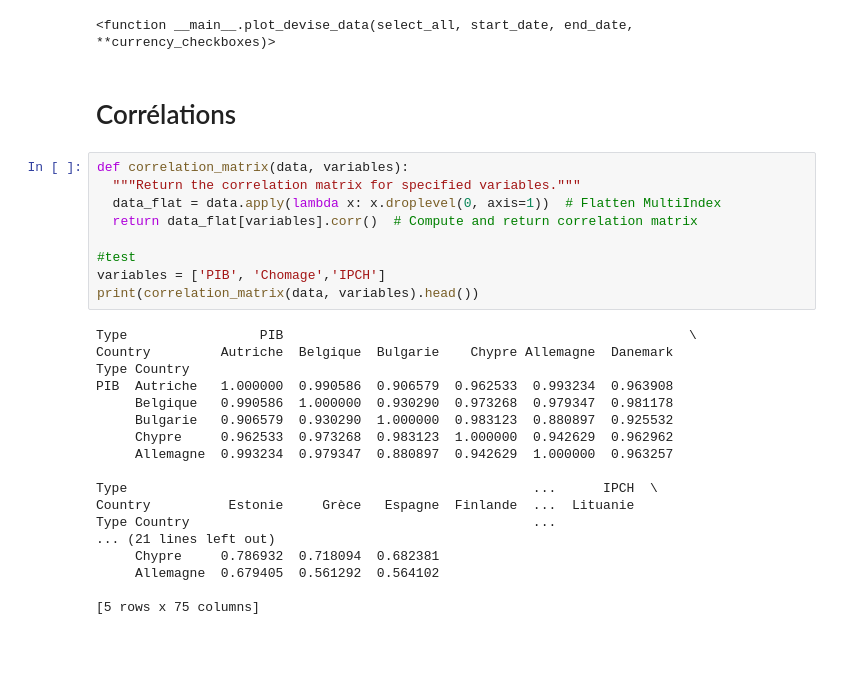
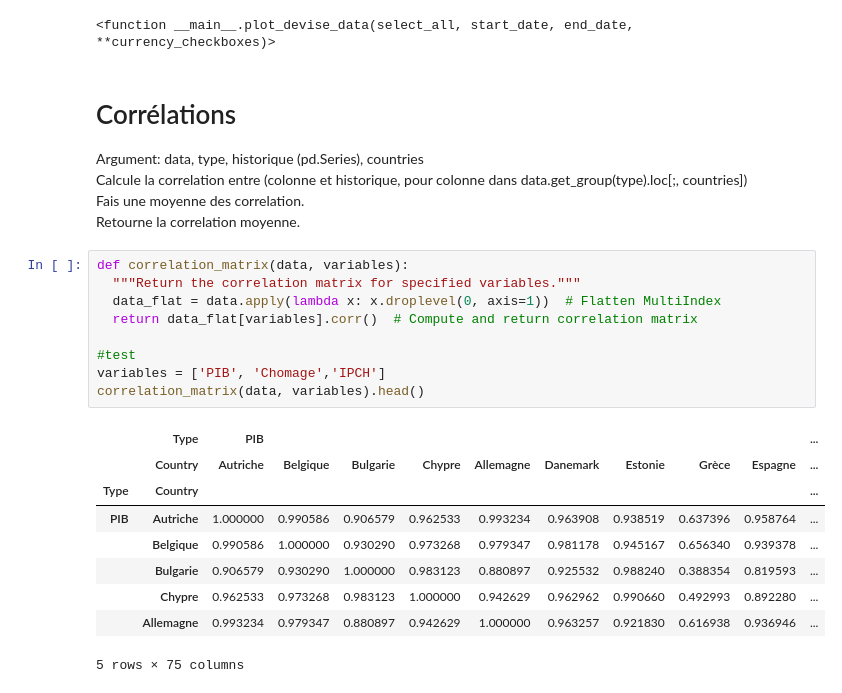
Before and after one commit to SebastienH422/ProjetOutInfo, a Jupyter notebook: main.ipynb, the cells around one changed output. Cells and saved outputs as stored; diff of their text form; blank space fills up the shorter version.

```diff
--- a/main.ipynb
+++ b/main.ipynb
@@ -906,32 +1265,29 @@ interact(
 # %% [output]
 interactive(children=(Checkbox(value=False, description='Tout sélectionner'), DatePicker(value=Timestamp('2013…
 <function __main__.plot_devise_data(select_all, start_date, end_date, **currency_checkboxes)>
-# %% [markdown]
-# Corrélations
+# %% [markdown]
+# Corrélations
+
+Argument: data, type, historique (pd.Series), countries\
+Calcule la correlation entre (colonne et historique, pour colonne dans data.get_group(type).loc[;, countries])\
+Fais une moyenne des correlation.\
+Retourne la correlation moyenne.
 # %%
 def correlation_matrix(data, variables):
   """Return the correlation matrix for specified variables."""
   data_flat = data.apply(lambda x: x.droplevel(0, axis=1))  # Flatten MultiIndex
   return data_flat[variables].corr()  # Compute and return correlation matrix
 
 #test
 variables = ['PIB', 'Chomage','IPCH']
-print(correlation_matrix(data, variables).head())
+correlation_matrix(data, variables).head()
 # %% [output]
+|  | Type | PIB |  |  |  |  |  |  |  |  | ... |
+|  | Country | Autriche | Belgique | Bulgarie | Chypre | Allemagne | Danemark | Estonie | Grèce | Espagne | ... |
+| Type | Country |  |  |  |  |  |  |  |  |  | ... |
+| PIB | Autriche | 1.000000 | 0.990586 | 0.906579 | 0.962533 | 0.993234 | 0.963908 | 0.938519 | 0.637396 | 0.958764 | ... |
+|  | Belgique | 0.990586 | 1.000000 | 0.930290 | 0.973268 | 0.979347 | 0.981178 | 0.945167 | 0.656340 | 0.939378 | ... |
+|  | Bulgarie | 0.906579 | 0.930290 | 1.000000 | 0.983123 | 0.880897 | 0.925532 | 0.988240 | 0.388354 | 0.819593 | ... |
+|  | Chypre | 0.962533 | 0.973268 | 0.983123 | 1.000000 | 0.942629 | 0.962962 | 0.990660 | 0.492993 | 0.892280 | ... |
+|  | Allemagne | 0.993234 | 0.979347 | 0.880897 | 0.942629 | 1.000000 | 0.963257 | 0.921830 | 0.616938 | 0.936946 | ... |
-Type                 PIB                                                    \
-Country         Autriche  Belgique  Bulgarie    Chypre Allemagne  Danemark
-Type Country
-PIB  Autriche   1.000000  0.990586  0.906579  0.962533  0.993234  0.963908
-     Belgique   0.990586  1.000000  0.930290  0.973268  0.979347  0.981178
-     Bulgarie   0.906579  0.930290  1.000000  0.983123  0.880897  0.925532
-     Chypre     0.962533  0.973268  0.983123  1.000000  0.942629  0.962962
-     Allemagne  0.993234  0.979347  0.880897  0.942629  1.000000  0.963257
-
-Type                                                    ...      IPCH  \
-Country          Estonie     Grèce   Espagne  Finlande  ...  Lituanie
-Type Country                                            ...
-... (21 lines left out)
-     Chypre     0.786932  0.718094  0.682381
-     Allemagne  0.679405  0.561292  0.564102
-
-[5 rows x 75 columns]
+5 rows × 75 columns
```
Also changed, not shown: parts of 15 cells of this notebook.
